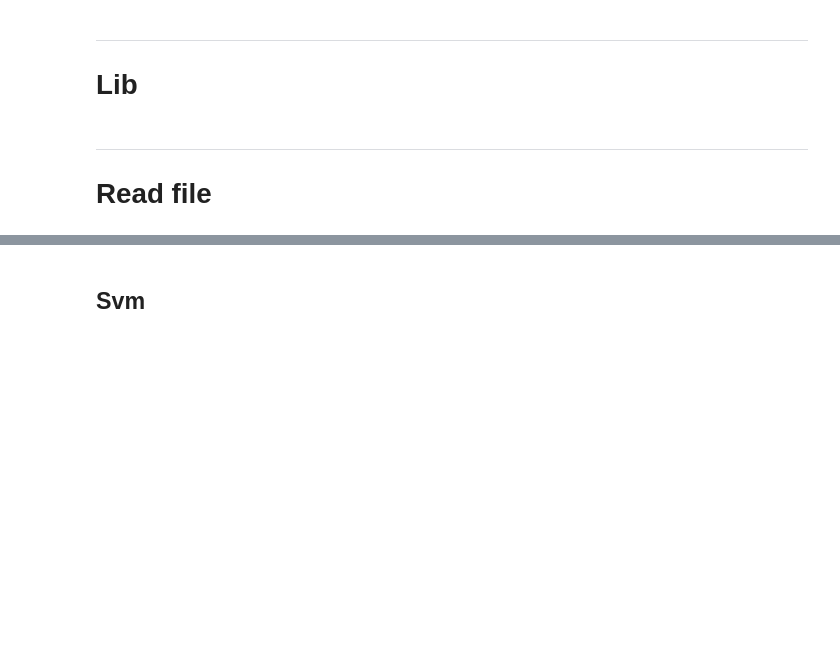
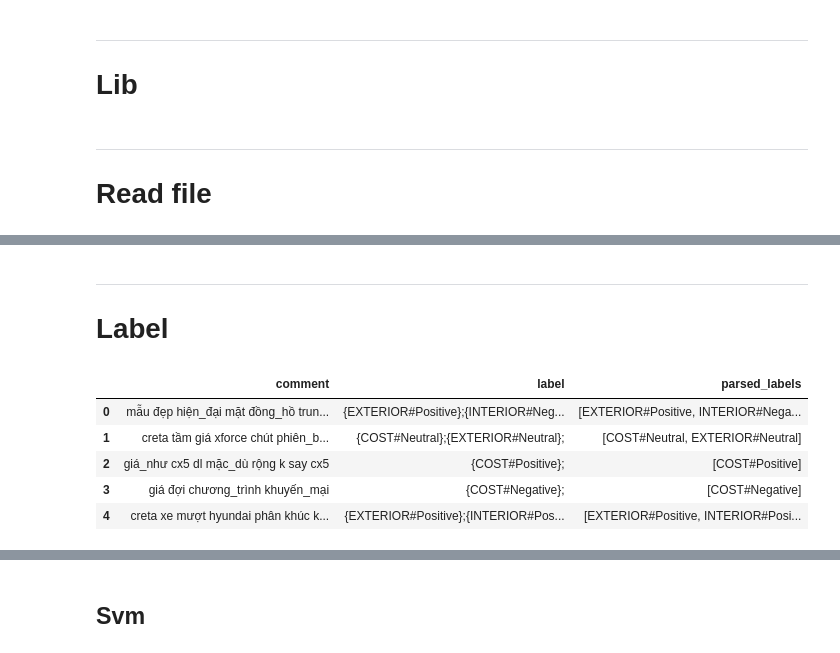
Before and after one commit to Avcuongy/nlp-project, a Jupyter notebook: notebooks/3_ml_models.ipynb, the cells around one changed output, grey strips where cells are left out. Saved outputs shown, nothing was run; the diff lists cells and outputs as text; code cells hidden in the pictures; blank space fills up the shorter version.

```diff
--- a/notebooks/3_ml_models.ipynb
+++ b/notebooks/3_ml_models.ipynb
@@ -26,0 +49,4 @@ df.head()
+# %% [markdown]
+---
+
+# Label
@@ -26,0 +58,9 @@ df.head()
+# %%
+df.head()
+# %% [output]
+|  | comment | label | parsed_labels |
+| 0 | mẫu đẹp hiện_đại mặt đồng_hồ trun... | {EXTERIOR#Positive};{INTERIOR#Neg... | [EXTERIOR#Positive, INTERIOR#Nega... |
+| 1 | creta tầm giá xforce chút phiên_b... | {COST#Neutral};{EXTERIOR#Neutral}; | [COST#Neutral, EXTERIOR#Neutral] |
+| 2 | giá_như cx5 dl mặc_dù rộng k say cx5 | {COST#Positive}; | [COST#Positive] |
+| 3 | giá đợi chương_trình khuyến_mại | {COST#Negative}; | [COST#Negative] |
+| 4 | creta xe mượt hyundai phân khúc k... | {EXTERIOR#Positive};{INTERIOR#Pos... | [EXTERIOR#Positive, INTERIOR#Posi... |
```
Also changed, not shown: parts of 37 cells of this notebook, 10 other files.
